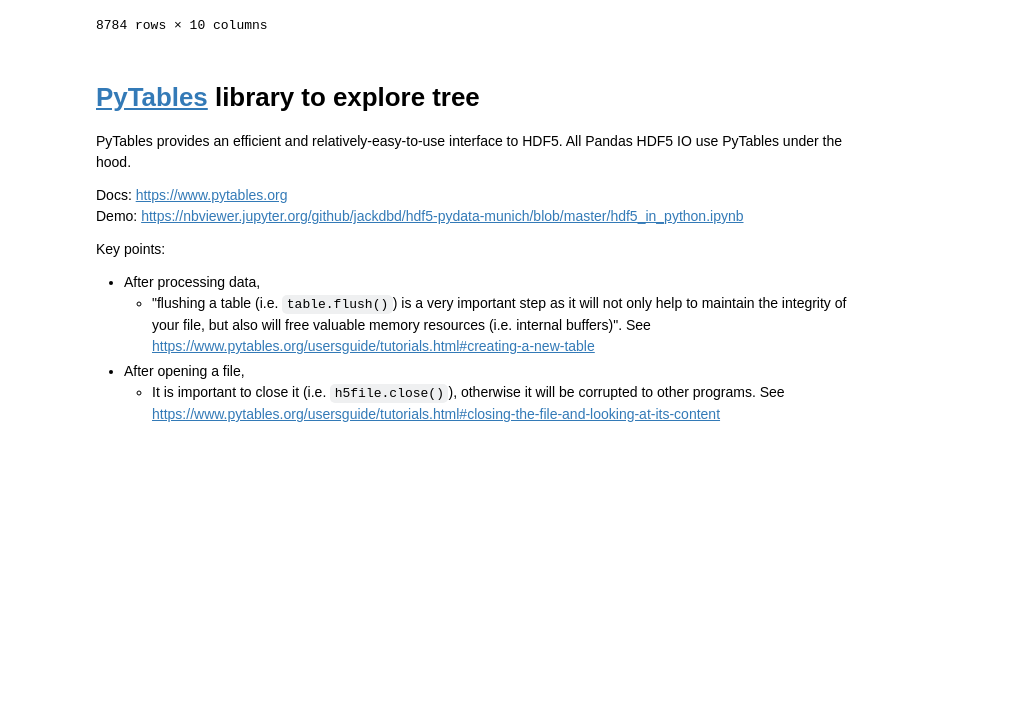
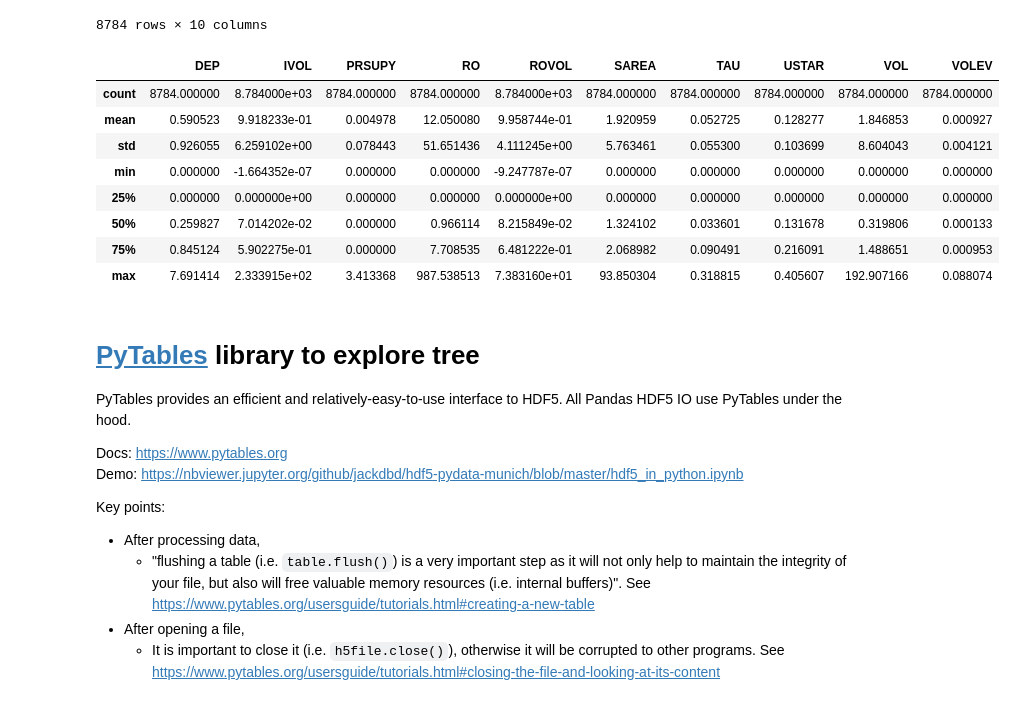
Before and after one commit to respec/HSPsquared, a Jupyter notebook: examples/2_ExploreResultsHDF5.ipynb, the cells around one changed output. Drawn from its saved outputs; the diff is of its cells as text; code cells hidden in the pictures; blank space fills up the shorter version.

```diff
--- a/examples/2_ExploreResultsHDF5.ipynb
+++ b/examples/2_ExploreResultsHDF5.ipynb
@@ -132,6 +132,18 @@ ts_hydrology
 | 1976-12-31 23:00:00 | 0.000000 | 0.000000 | 0.0 | 0.000000 | 0.000000 | 0.000000 | 0.000000 | 0.000000 | 0.000000 | 0.000000 |
 | 1977-01-01 00:00:00 | 0.000000 | 0.000000 | 0.0 | 0.000000 | 0.000000 | 0.000000 | 0.000000 | 0.000000 | 0.000000 | 0.000000 |
 8784 rows × 10 columns
+# %%
+ts_hydrology.describe()
+# %% [output]
+|  | DEP | IVOL | PRSUPY | RO | ROVOL | SAREA | TAU | USTAR | VOL | VOLEV |
+| count | 8784.000000 | 8.784000e+03 | 8784.000000 | 8784.000000 | 8.784000e+03 | 8784.000000 | 8784.000000 | 8784.000000 | 8784.000000 | 8784.000000 |
+| mean | 0.590523 | 9.918233e-01 | 0.004978 | 12.050080 | 9.958744e-01 | 1.920959 | 0.052725 | 0.128277 | 1.846853 | 0.000927 |
+| std | 0.926055 | 6.259102e+00 | 0.078443 | 51.651436 | 4.111245e+00 | 5.763461 | 0.055300 | 0.103699 | 8.604043 | 0.004121 |
+| min | 0.000000 | -1.664352e-07 | 0.000000 | 0.000000 | -9.247787e-07 | 0.000000 | 0.000000 | 0.000000 | 0.000000 | 0.000000 |
+| 25% | 0.000000 | 0.000000e+00 | 0.000000 | 0.000000 | 0.000000e+00 | 0.000000 | 0.000000 | 0.000000 | 0.000000 | 0.000000 |
+| 50% | 0.259827 | 7.014202e-02 | 0.000000 | 0.966114 | 8.215849e-02 | 1.324102 | 0.033601 | 0.131678 | 0.319806 | 0.000133 |
+| 75% | 0.845124 | 5.902275e-01 | 0.000000 | 7.708535 | 6.481222e-01 | 2.068982 | 0.090491 | 0.216091 | 1.488651 | 0.000953 |
+| max | 7.691414 | 2.333915e+02 | 3.413368 | 987.538513 | 7.383160e+01 | 93.850304 | 0.318815 | 0.405607 | 192.907166 | 0.088074 |
 # %% [markdown]
 # [PyTables](https://www.pytables.org) library to explore tree
 
```
Also changed, not shown: parts of 3 cells of this notebook, 1 other file.
